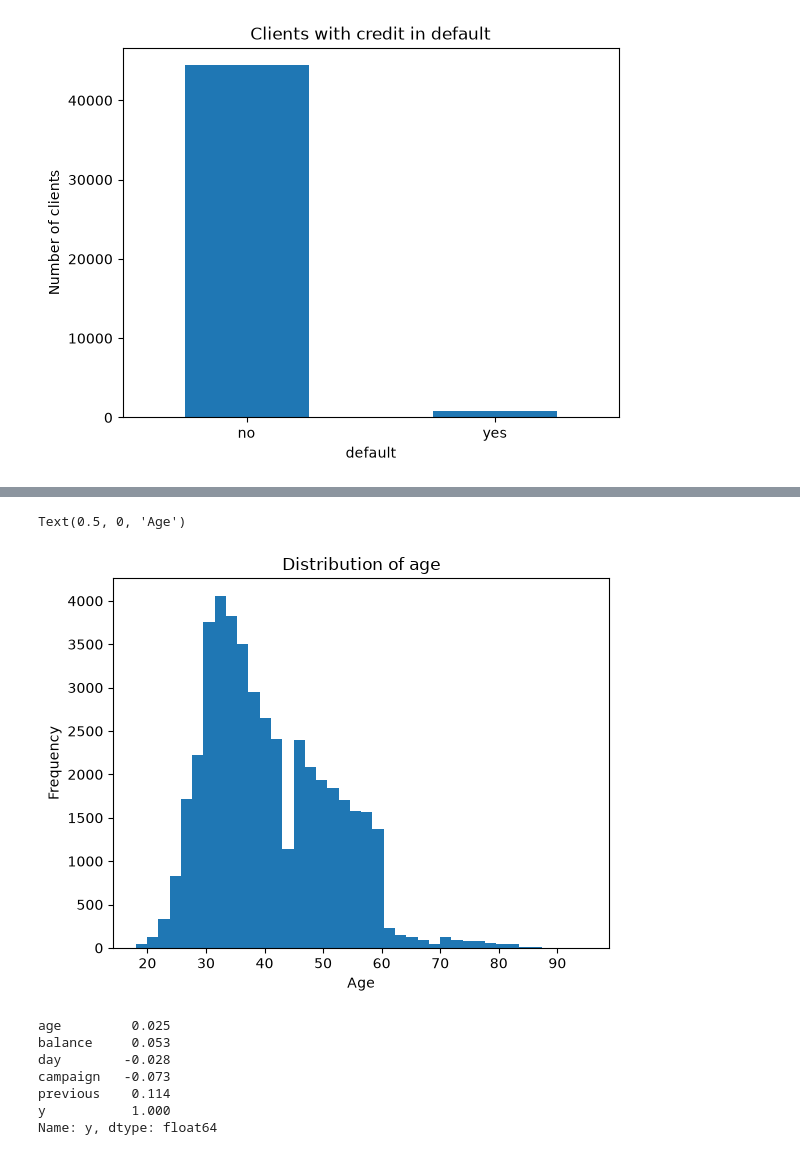
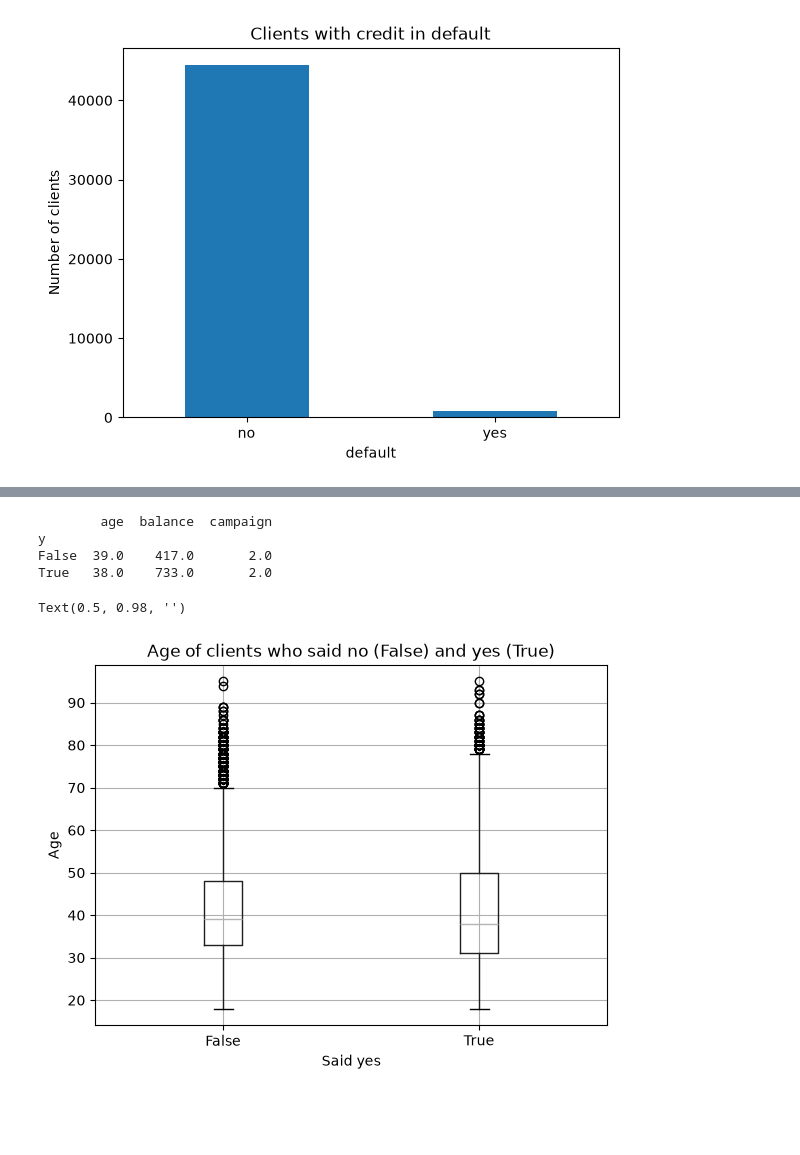
Before and after one commit to nicholas-dumas/ai_mlops_hands_on_exercise, a Jupyter notebook: notebooks/eda.ipynb, the cells around one changed output, grey strips where cells are left out. Cells and saved outputs as stored; diff of their text form; code cells hidden in the pictures; blank space fills up the shorter version.

```diff
--- a/notebooks/eda.ipynb
+++ b/notebooks/eda.ipynb
@@ -438,17 +368,15 @@ Text(0.5, 0, 'Balance (EUR)')
-# %%
-ax = clean["age"].plot(kind="hist", bins=40, title="Distribution of age")
-ax.set_xlabel("Age")
-# %% [output]
-Text(0.5, 0, 'Age')
-[figure, removed]
-# %%
-numbers = clean[["age", "balance", "day", "campaign", "previous", "y"]].astype(float)
-print(numbers.corr()["y"].round(3))
-# %% [output]
-age         0.025
-balance     0.053
-day        -0.028
-campaign   -0.073
-previous    0.114
-y           1.000
-Name: y, dtype: float64
+# %%
+print(clean.groupby("y")[["age", "balance", "campaign"]].median())
+
+ax = clean.boxplot(column="age", by="y")
+ax.set_title("Age of clients who said no (False) and yes (True)")
+ax.set_xlabel("Said yes")
+ax.set_ylabel("Age")
+plt.suptitle("")
+# %% [output]
+        age  balance  campaign
+y
+False  39.0    417.0       2.0
+True   38.0    733.0       2.0
+Text(0.5, 0.98, '')
+[figure, added]
```
Also changed, not shown: parts of 35 cells of this notebook, 4 other files.
